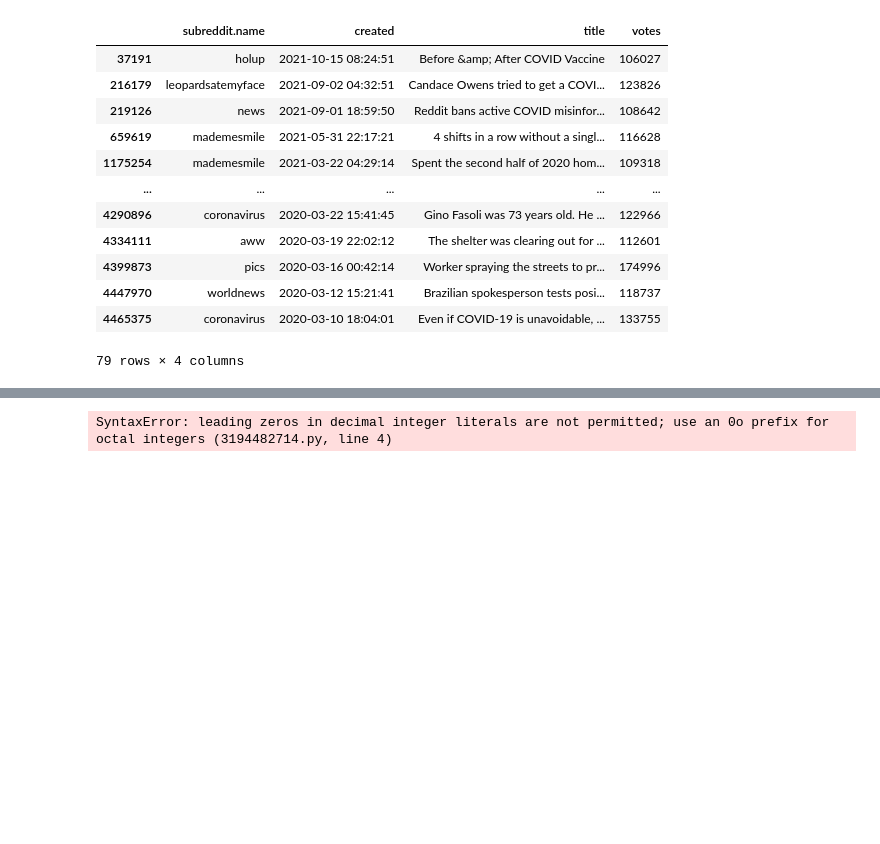
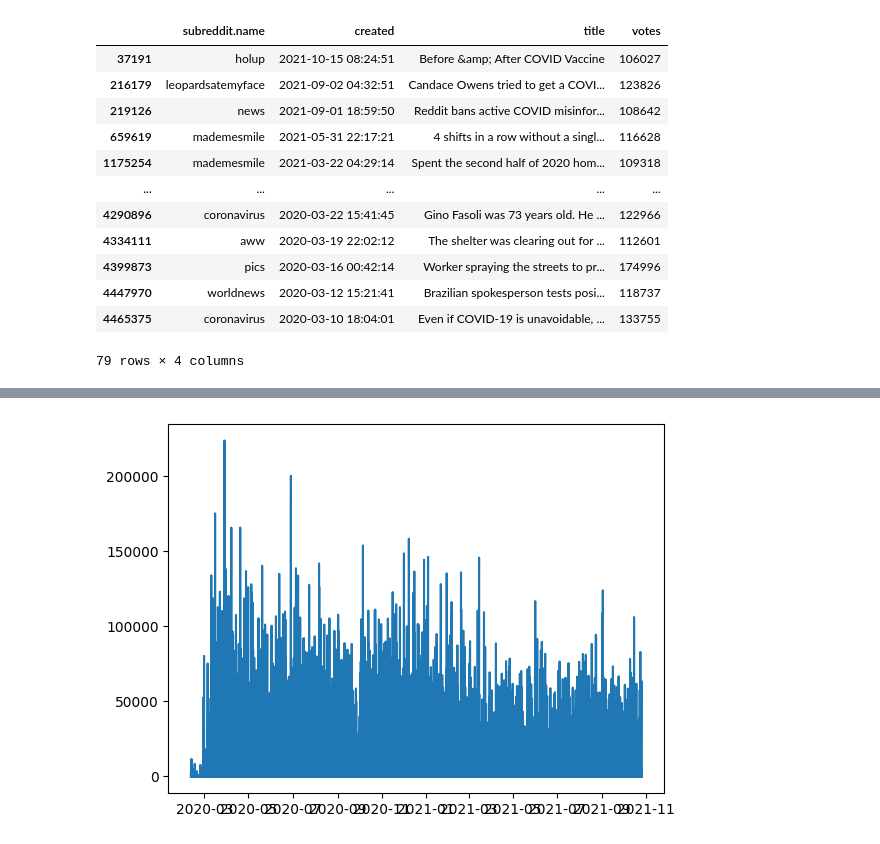
Before and after one commit to natealberti/COVID_discussion, a Jupyter notebook: analyze.ipynb, the cells around one changed output, grey strips where cells are left out. Drawn from its saved outputs; the diff is of its cells as text; code cells hidden in the pictures; blank space fills up the shorter version.

```diff
--- a/analyze.ipynb
+++ b/analyze.ipynb
@@ -50,8 +50,7 @@ df.query("votes > 1").head(10)
 # %%
-x = df['created'][:4510170]
-y = df['votes'][:4510170]
+x = df['created'][7:]
+y = df['votes'][7:]
 plt.plot(x, y)
-plt.xlim(2020-02-11 15:10:58, 2021-09-02 04:32:51)
-plt.show()
+plt.show() # plot of number of votes per post across time
 # %% [output]
-SyntaxError: leading zeros in decimal integer literals are not permitted; use an 0o prefix for octal integers (3194482714.py, line 4)
+[figure, added]
```
Also changed, not shown: parts of 3 cells of this notebook.
